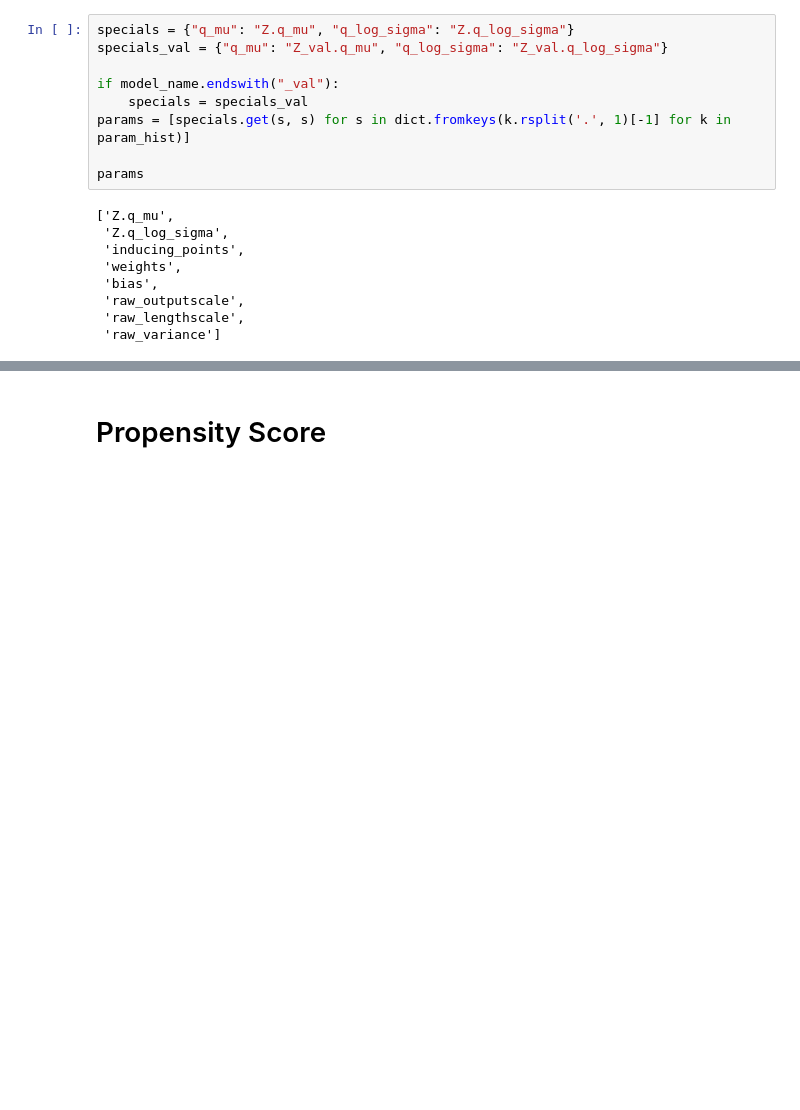
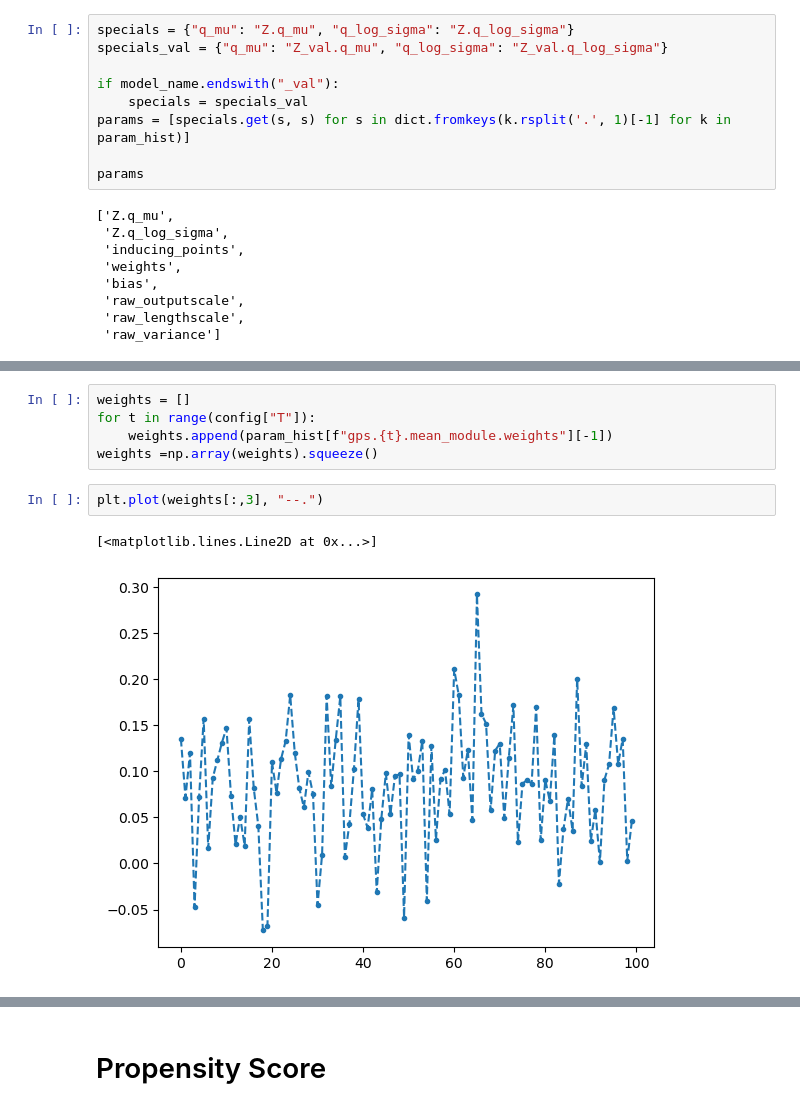
Before and after one commit to Ali-Setareh/SeqGPLVM_FEMSM, a Jupyter notebook: notebooks/model_inspection.ipynb, the cells around one changed output, grey strips where cells are left out. Drawn from its saved outputs; the diff is of its cells as text; blank space fills up the shorter version.

```diff
--- a/notebooks/model_inspection.ipynb
+++ b/notebooks/model_inspection.ipynb
@@ -140,0 +133,10 @@ FigureWidget({
+# %%
+weights = []
+for t in range(config["T"]):
+    weights.append(param_hist[f"gps.{t}.mean_module.weights"][-1])
+weights =np.array(weights).squeeze()
+# %%
+plt.plot(weights[:,3], "--.")
+# %% [output]
+[<matplotlib.lines.Line2D at 0x...>]
+[figure, added]
```
Also changed, not shown: parts of 13 cells of this notebook, 3 other files.
